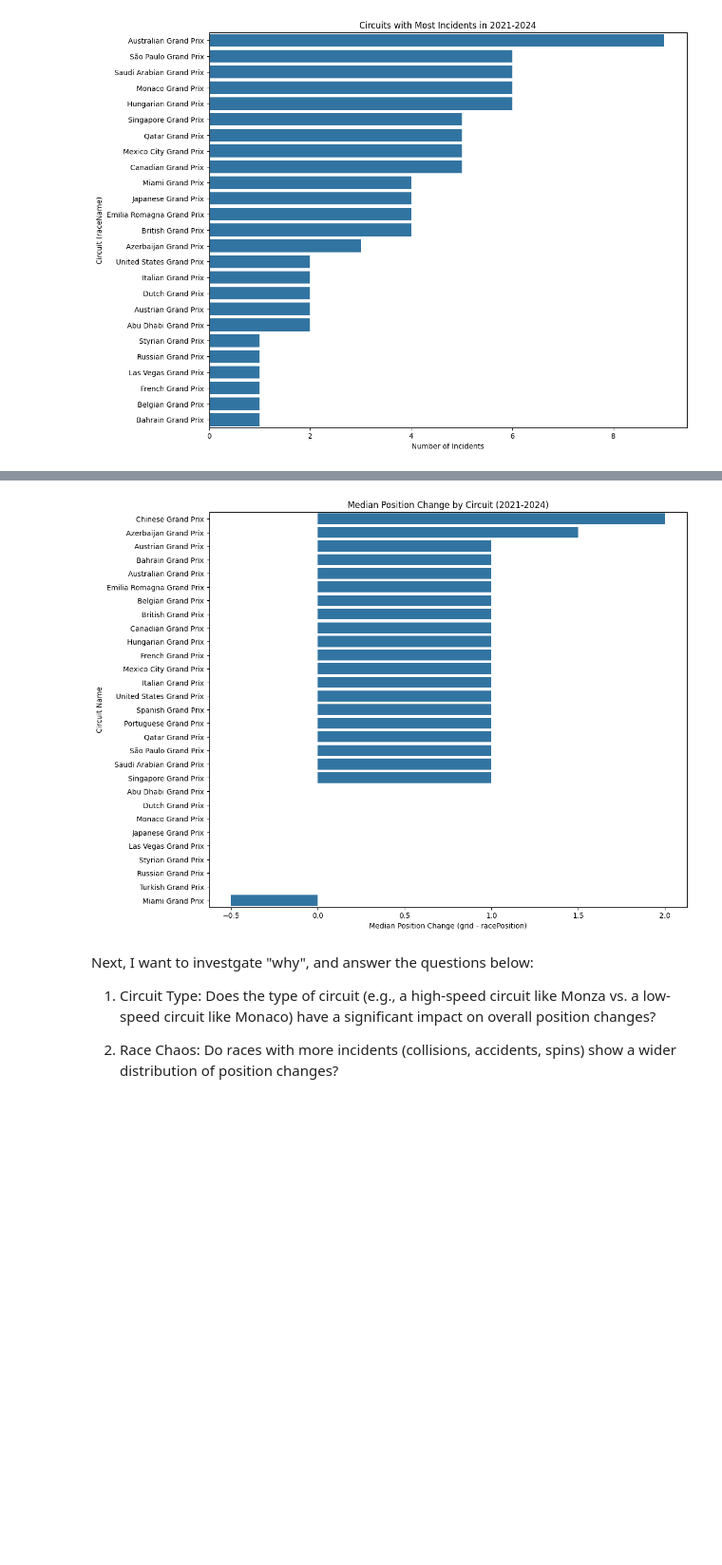
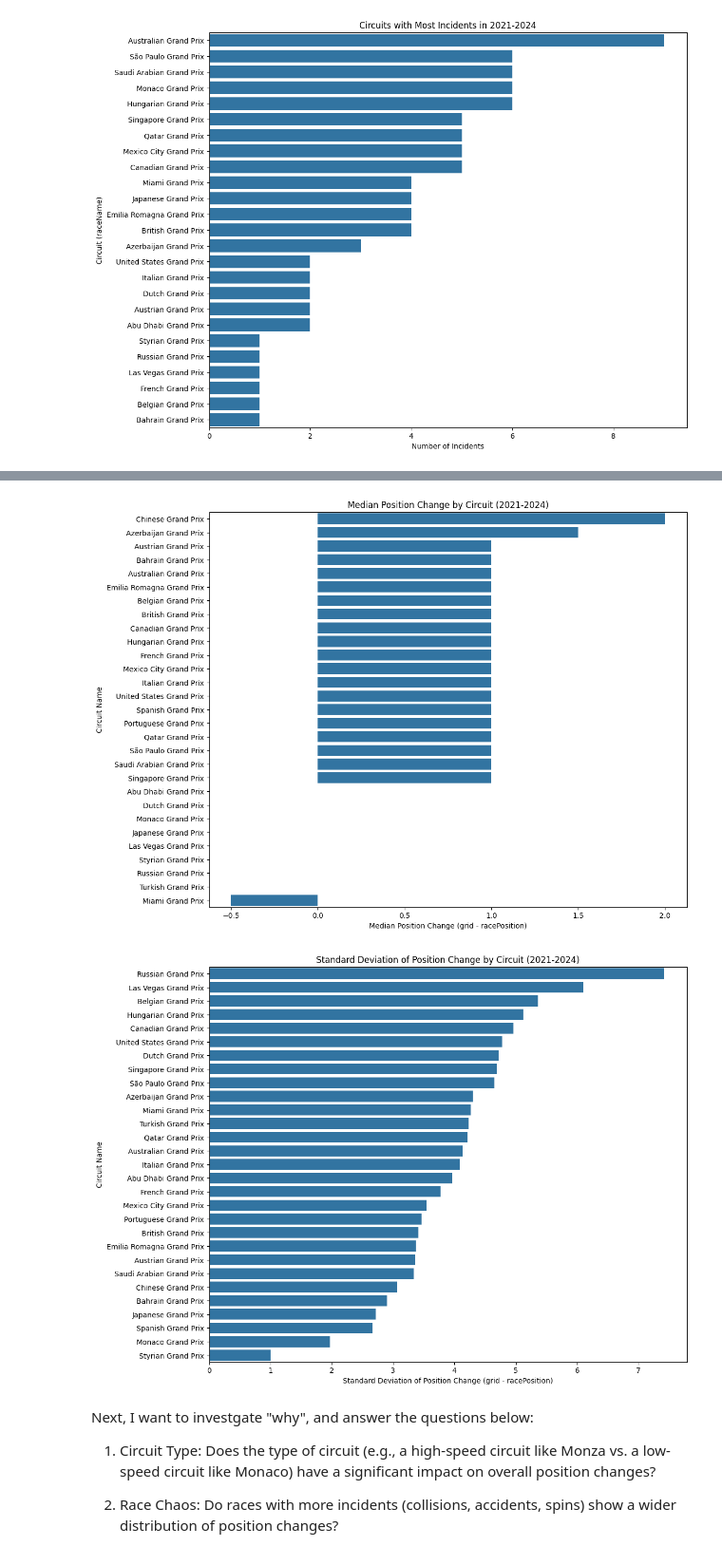
Before and after one commit to yicongyang216/F1_Analysis, a Jupyter notebook: F1_Analysis.ipynb, the cells around one changed output, grey strips where cells are left out. Shown: that part at 95% size. Drawn from its saved outputs; the diff is of its cells as text; code cells hidden in the pictures; blank space fills up the shorter version.

Commit message:
Add Standard Deviation of Position Change by Circuit plot

```diff
--- a/F1_Analysis.ipynb
+++ b/F1_Analysis.ipynb
@@ -276,33 +276,45 @@ plt.figure(figsize=(12, 10))
 sns.barplot(data=circuit_get_positions_df, x='position_change', y='raceName', orient='h')
 
 plt.title('Average Position Change by Circuit (2021-2024)')
 plt.xlabel('Average Position Change (grid - racePosition)')
 plt.ylabel('Circuit Name')
 
 plt.show()
 
 all_circuit_get_positions_query = """
     SELECT (grid - racePosition) AS position_change,
         raceName
     FROM master_finished_analysis_data
 """
 
 with sqlite3.connect("f1_project.db") as con:
     all_circuit_get_positions_df = pd.read_sql_query(all_circuit_get_positions_query, con)
 
 med_circuit_get_positions_df = all_circuit_get_positions_df.groupby('raceName')['position_change'].median().reset_index()
 med_circuit_get_positions_df = med_circuit_get_positions_df.sort_values(by='position_change', ascending=False)
 med_circuit_get_positions_df = med_circuit_get_positions_df.rename(columns={'position_change': 'med_position_change'})
 
 plt.figure(figsize=(12, 10))
 sns.barplot(data=med_circuit_get_positions_df, x='med_position_change', y='raceName', orient='h')
 plt.title('Median Position Change by Circuit (2021-2024)')
 plt.xlabel('Median Position Change (grid - racePosition)')
 plt.ylabel('Circuit Name')
 plt.show()
+
+sd_circuit_get_positions_df = all_circuit_get_positions_df.groupby('raceName')['position_change'].std().reset_index()
+sd_circuit_get_positions_df = sd_circuit_get_positions_df.sort_values(by='position_change', ascending=False)
+sd_circuit_get_positions_df = sd_circuit_get_positions_df.rename(columns={'position_change': 'sd_position_change'})
+
+plt.figure(figsize=(12, 10))
+sns.barplot(data=sd_circuit_get_positions_df, x='sd_position_change', y='raceName', orient='h')
+plt.title('Standard Deviation of Position Change by Circuit (2021-2024)')
+plt.xlabel('Standard Deviation of Position Change (grid - racePosition)')
+plt.ylabel('Circuit Name')
+plt.show()
 # %% [output]
 [figure]
 [figure]
+[figure, added]
 # %% [markdown]
 Next, I want to investgate "why", and answer the questions below:
 
```
